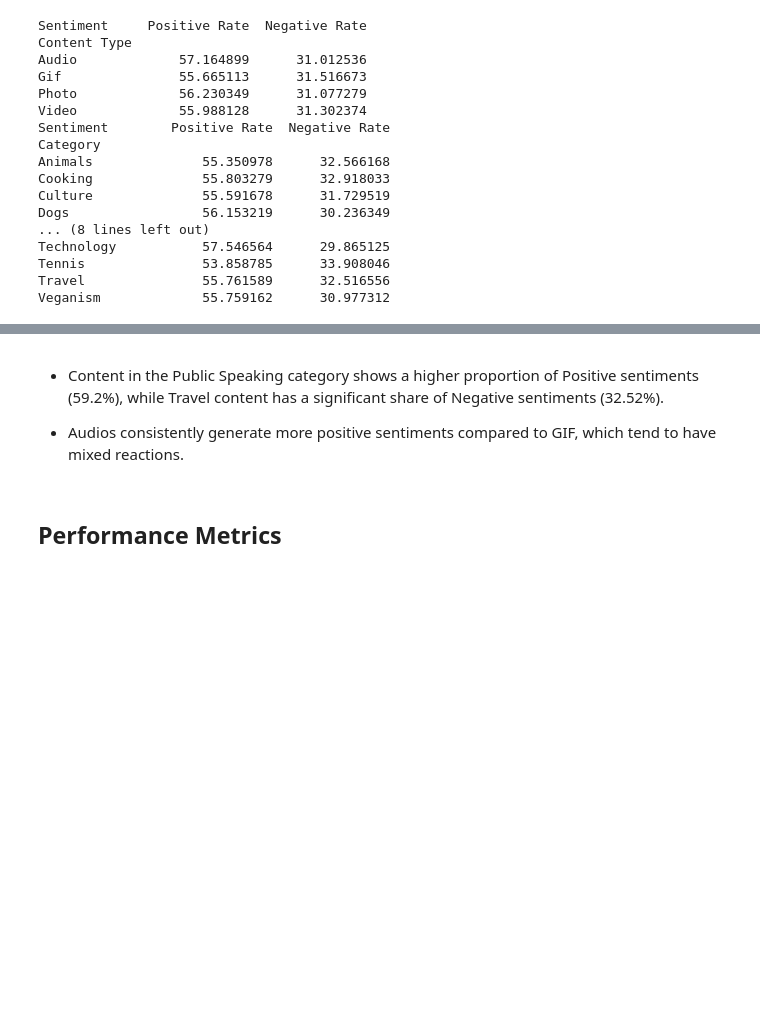
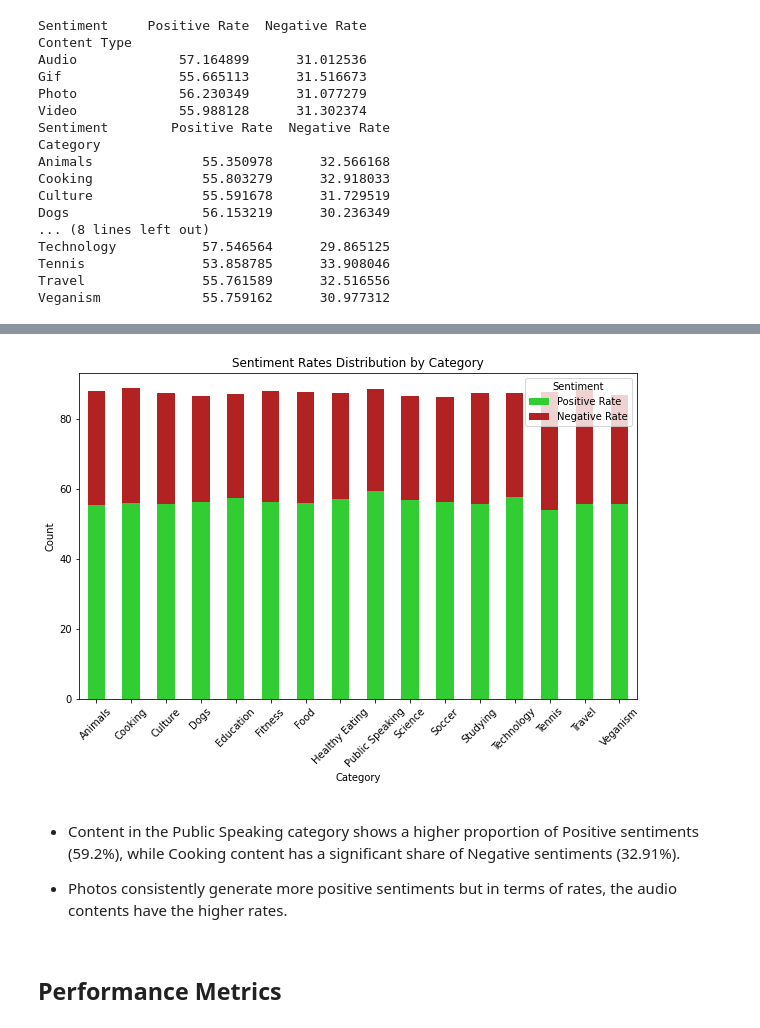
Before and after one commit to Oladk/Accenture-Content-Data-analysis, a Jupyter notebook: Accenture Content Data Analysis.ipynb, the cells around one changed output, grey strips where cells are left out. Cells and saved outputs as stored; diff of their text form; code cells hidden in the pictures; blank space fills up the shorter version.

```diff
--- a/Accenture Content Data Analysis.ipynb
+++ b/Accenture Content Data Analysis.ipynb
@@ -690,7 +670,18 @@ The aliases was originally deprecated in NumPy 1.20; for more details and guidan
+# %%
+# Bar Chart for Category Sentiment Trends
+category_pivot[['Positive Rate', 'Negative Rate']].plot(kind='bar', stacked=True, figsize=(10, 6), color=['limegreen', 'firebrick'])
+plt.title('Sentiment Rates Distribution by Category')
+plt.xlabel('Category')
+plt.ylabel('Count')
+plt.legend(title='Sentiment')
+plt.xticks(rotation=45)
+plt.show()
+# %% [output]
+[figure, added]
 # %% [markdown]
-- Content in the Public Speaking category shows a higher proportion of Positive sentiments (59.2%), while Travel content has a significant share of Negative sentiments (32.52%).
+- Content in the Public Speaking category shows a higher proportion of Positive sentiments (59.2%), while Cooking content has a significant share of Negative sentiments (32.91%).
 
-- Audios consistently generate more positive sentiments compared to GIF, which tend to have mixed reactions.
+- Photos consistently generate more positive sentiments but in terms of rates, the audio contents have the higher rates.
 # %% [markdown]
 ## Performance Metrics
 # %% [markdown]
```
Also changed, not shown: parts of 24 cells of this notebook.
